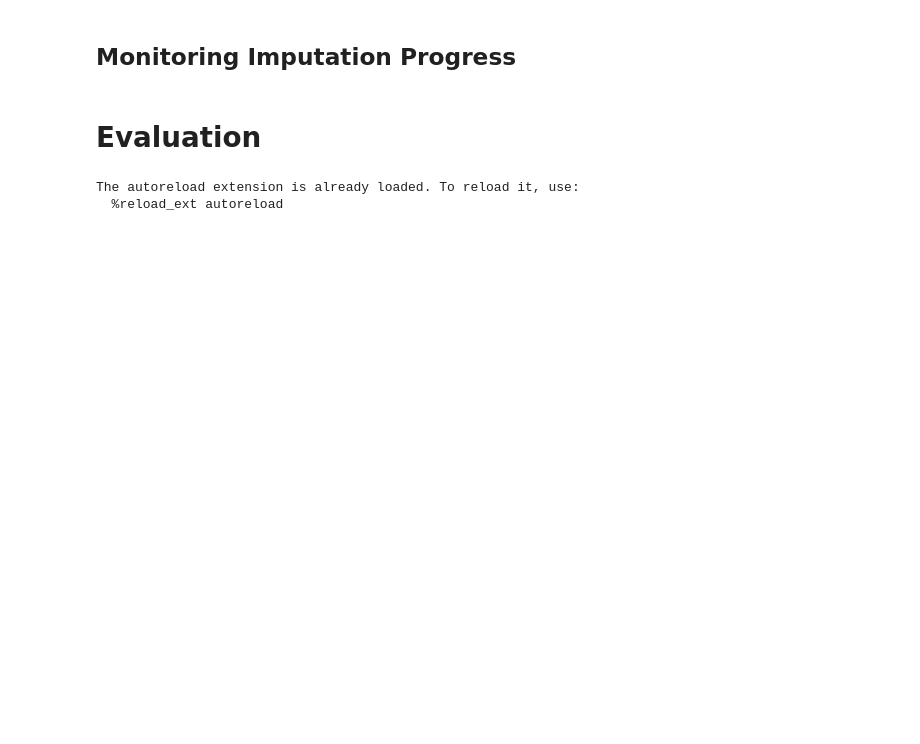
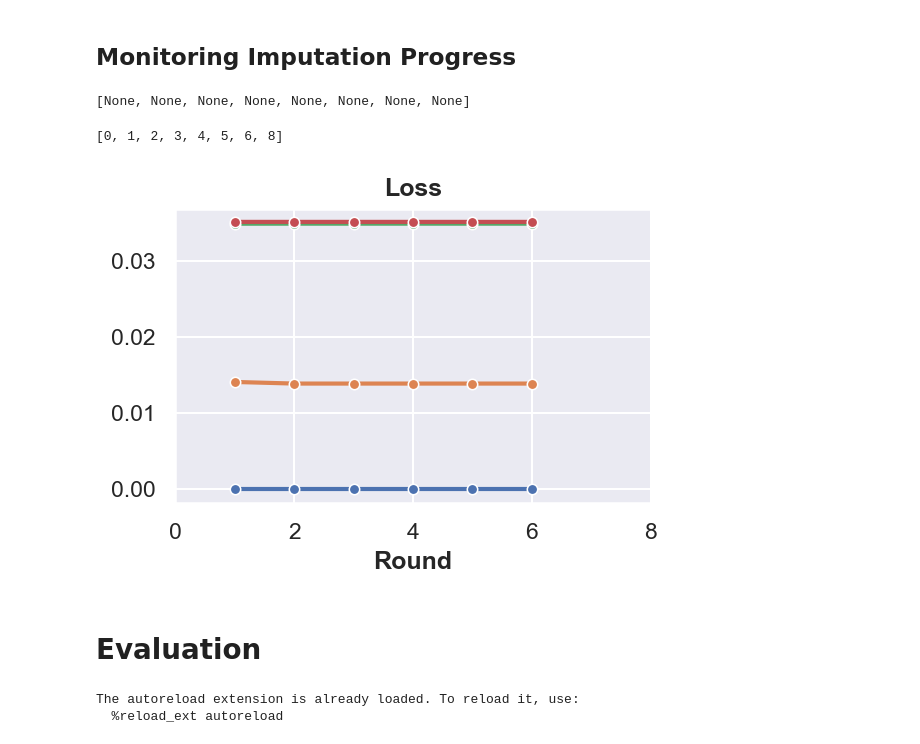
Before and after one commit to idsla/FedImpute, a Jupyter notebook: tutorials/real_scenario.ipynb, the cells around one changed output. Saved outputs shown, nothing was run; the diff lists cells and outputs as text; code cells hidden in the pictures; blank space fills up the shorter version.

```diff
--- a/tutorials/real_scenario.ipynb
+++ b/tutorials/real_scenario.ipynb
@@ -105,5 +95,17 @@ Finished. Running time: 286.3162 seconds
 # %% [markdown]
 ## Monitoring Imputation Progress
+# %%
+env.tracker.imp_quality
+# %% [output]
+[None, None, None, None, None, None, None, None]
+# %%
+env.tracker.rounds
+# %% [output]
+[0, 1, 2, 3, 4, 5, 6, 8]
+# %%
+env.tracker.visualize_imputation_process()
+# %% [output]
+[figure, added]
 # %% [markdown]
 # Evaluation
 # %%
```
Also changed, not shown: parts of 3 cells of this notebook, 15 other files.
